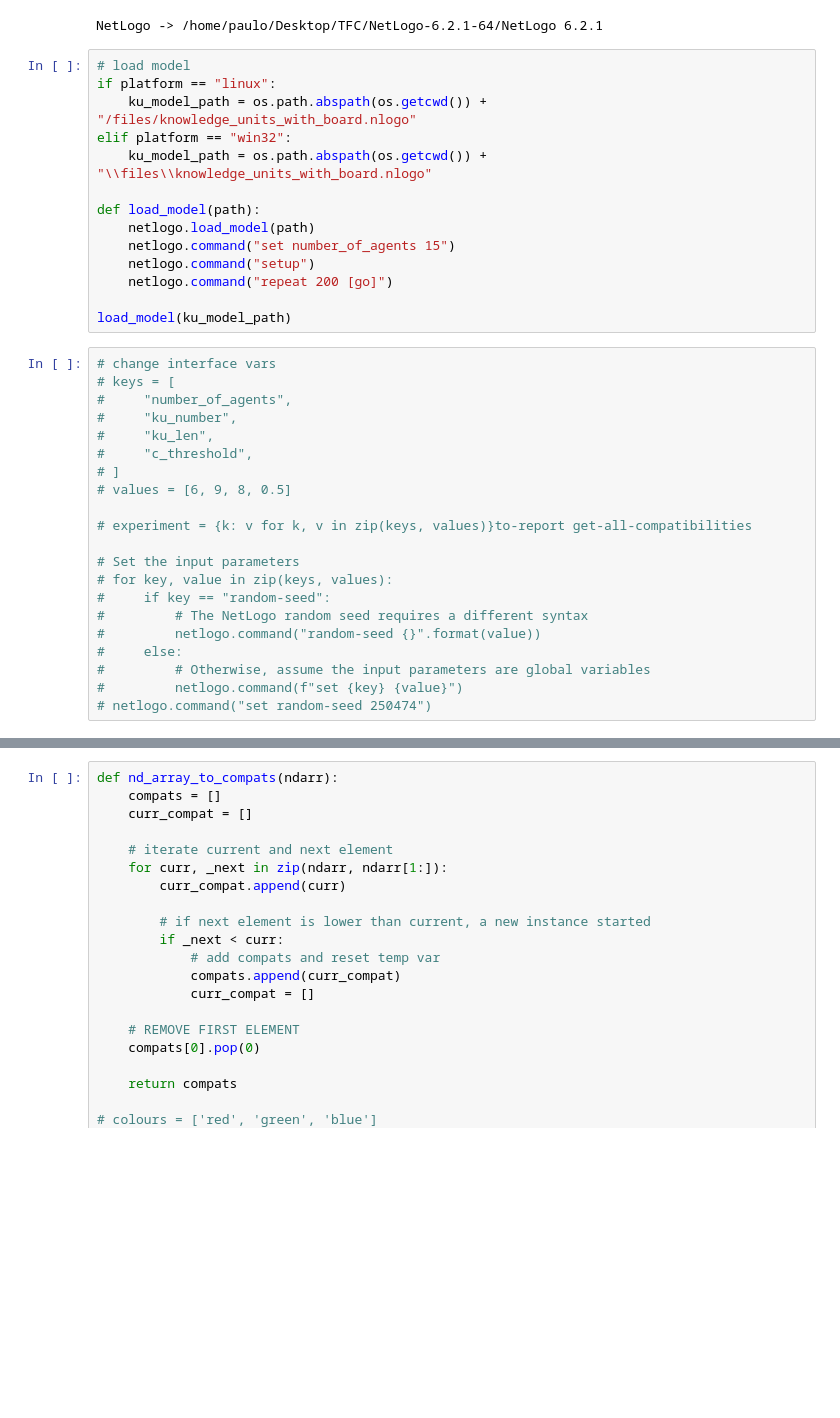
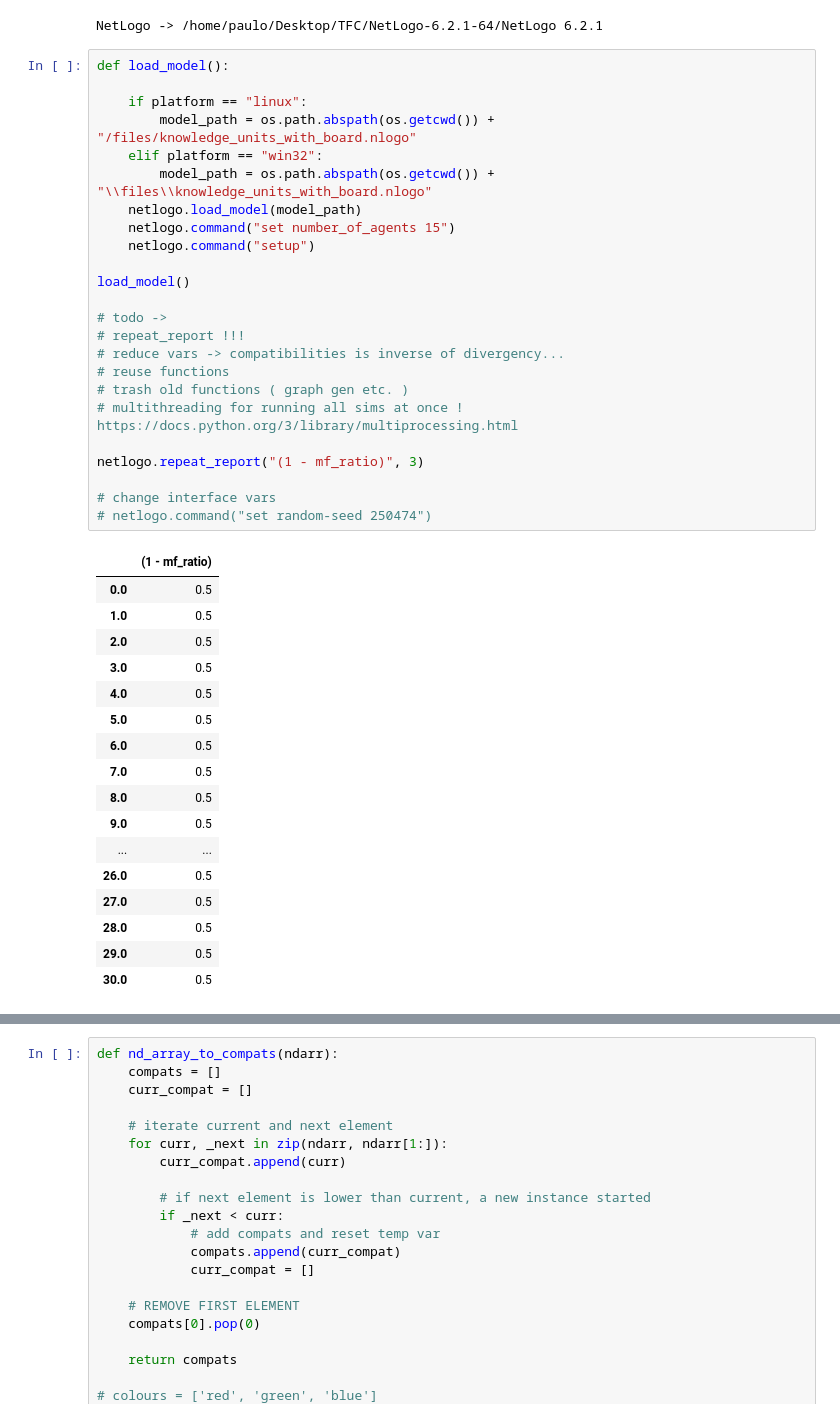
Before and after one commit to DEISI-ULHT-TFC-2021-22/TFC-DEISI258-Modelamento-multi-agente-de-intera-es-em-grupos-sociais, a Jupyter notebook: pynetlogo_ku.ipynb, the cells around one changed output, grey strips where cells are left out. Drawn from its saved outputs; the diff is of its cells as text; blank space fills up the shorter version.

```diff
--- a/pynetlogo_ku.ipynb
+++ b/pynetlogo_ku.ipynb
@@ -56,37 +56,44 @@ netlogo = pyNetLogo.NetLogoLink(
 # %% [output]
 NetLogo -> /home/paulo/Desktop/TFC/NetLogo-6.2.1-64/NetLogo 6.2.1
 # %%
-# load model
-if platform == "linux":
-    ku_model_path = os.path.abspath(os.getcwd()) + "/files/knowledge_units_with_board.nlogo"
-elif platform == "win32":
-    ku_model_path = os.path.abspath(os.getcwd()) + "\\files\\knowledge_units_with_board.nlogo"
+def load_model():
 
-def load_model(path):
-    netlogo.load_model(path)
+    if platform == "linux":
+        model_path = os.path.abspath(os.getcwd()) + "/files/knowledge_units_with_board.nlogo"
+    elif platform == "win32":
+        model_path = os.path.abspath(os.getcwd()) + "\\files\\knowledge_units_with_board.nlogo"
+    netlogo.load_model(model_path)
     netlogo.command("set number_of_agents 15")
     netlogo.command("setup")
-    netlogo.command("repeat 200 [go]")
 
-load_model(ku_model_path)
+load_model()
+
+# todo ->
+# repeat_report !!!
+# reduce vars -> compatibilities is inverse of divergency...
+# reuse functions
+# trash old functions ( graph gen etc. )
+# multithreading for running all sims at once ! https://docs.python.org/3/library/multiprocessing.html
+
+netlogo.repeat_report("(1 - mf_ratio)", 3)
+
+# change interface vars
+# netlogo.command("set random-seed 250474")
+# %% [output]
+|  | (1 - mf_ratio) |
+| 0.0 | 0.5 |
+| 1.0 | 0.5 |
+| 2.0 | 0.5 |
+| 3.0 | 0.5 |
+| 4.0 | 0.5 |
+| 5.0 | 0.5 |
+| 6.0 | 0.5 |
+| 7.0 | 0.5 |
+| 8.0 | 0.5 |
+| 9.0 | 0.5 |
+| ... | ... |
+| 26.0 | 0.5 |
+| 27.0 | 0.5 |
+| 28.0 | 0.5 |
+| 29.0 | 0.5 |
+| 30.0 | 0.5 |
-# %%
-# change interface vars
-# keys = [
-#     "number_of_agents",
-#     "ku_number",
-#     "ku_len",
-#     "c_threshold",
-# ]
-# values = [6, 9, 8, 0.5]
-
-# experiment = {k: v for k, v in zip(keys, values)}to-report get-all-compatibilities
-
-# Set the input parameters
-# for key, value in zip(keys, values):
-#     if key == "random-seed":
-#         # The NetLogo random seed requires a different syntax
-#         netlogo.command("random-seed {}".format(value))
-#     else:
-#         # Otherwise, assume the input parameters are global variables
-#         netlogo.command(f"set {key} {value}")
-# netlogo.command("set random-seed 250474")
```
Also changed, not shown: parts of 4 cells of this notebook.
